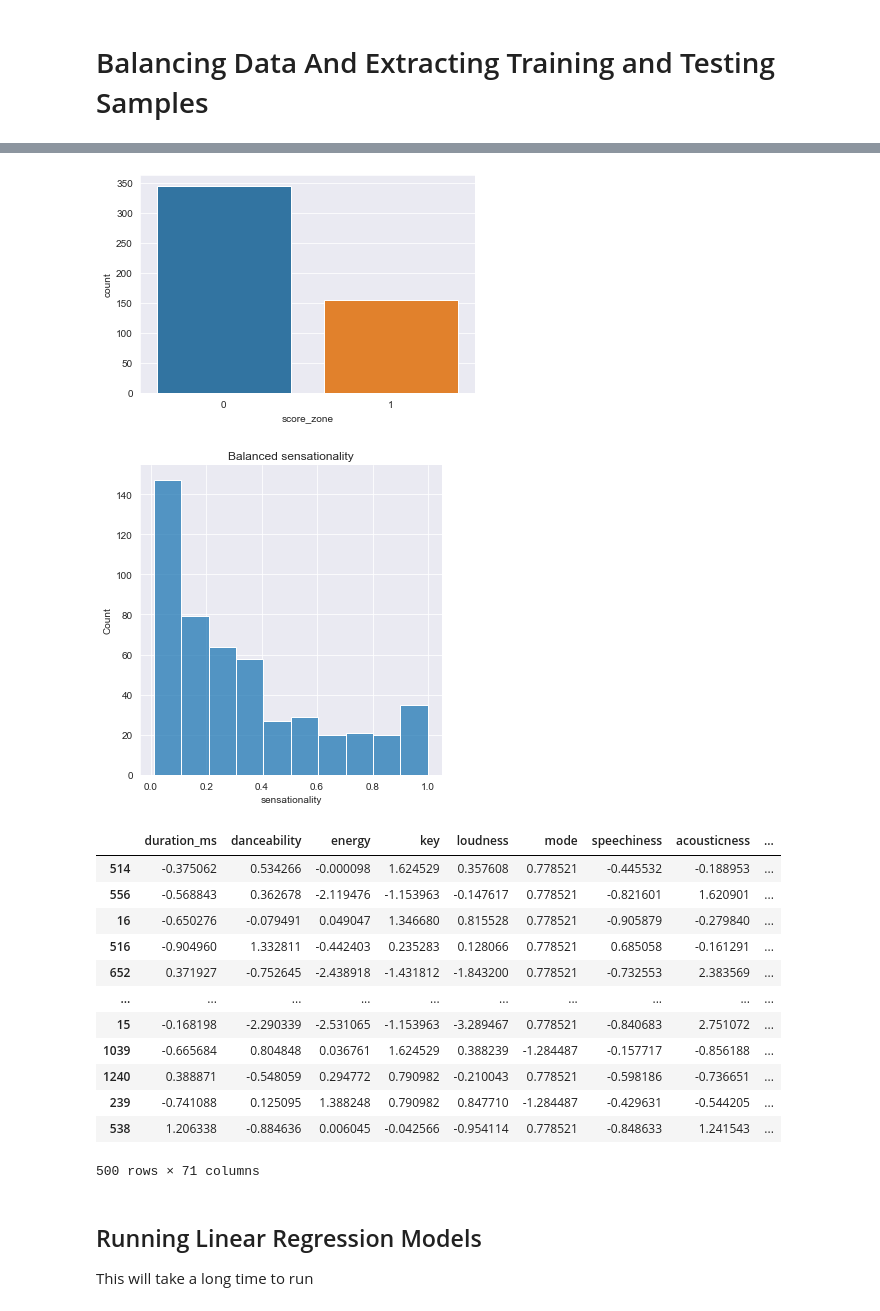
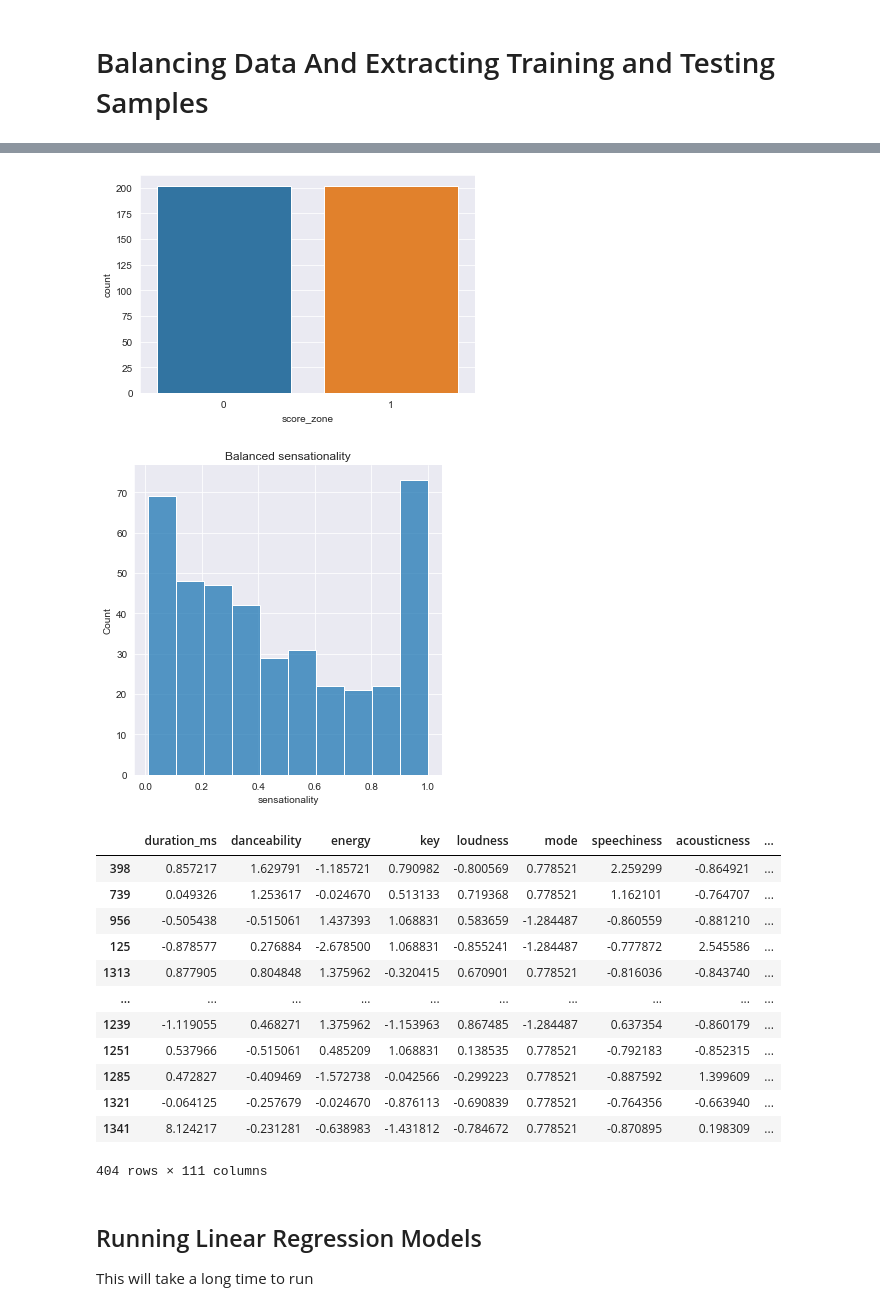
Before and after one commit to Santius0/comp-6940-project, a Jupyter notebook: notebooks/regression.ipynb, the cells around one changed output, grey strips where cells are left out. Cells and saved outputs as stored; diff of their text form; code cells hidden in the pictures.

Commit message:
regression results

```diff
--- a/notebooks/regression.ipynb
+++ b/notebooks/regression.ipynb
@@ -20,11 +24,15 @@ warnings.filterwarnings("ignore")
 data_df = pd.read_csv("../data/data.csv")
 billboard_df = pd.read_csv("../data/billboard/hot-100_all.csv")
 pop_metrics = pd.read_csv("../data/popularity_metrics.csv")
+regression_features = pd.read_csv("./regression_features.csv")
+regression_features.drop(labels=['top_10', 'top_25', 'top_50'], axis=1, inplace=True)
+
 
 data_df.drop(labels='Unnamed: 0', axis=1, inplace=True)
-mfccs = data_df.filter(regex='mfcc*')
-data_df = data_df.filter(regex='^((?!mfcc).)*$')
+# mfccs = data_df.filter(regex='mfcc*')
+# data_df = data_df.filter(regex='^((?!mfcc).)*$')
 pop_metrics.drop(labels='Unnamed: 0', axis=1, inplace=True)
+pop_metrics.drop(labels=['top_10', 'top_25', 'top_50'], axis=1, inplace=True)
 # pop_metrics['avg_rank_score'] = pop_metrics['avg_rank_score'].apply(lambda x: x*100)
 # %%
 data_df
@@ -184,58 +253,58 @@ lo_scores_sample = sample(lo_scores[balance_metric], n=len(hi_scores))
 lo_scores = pop_metrics.iloc[lo_scores_sample.index]
 
 # pm and df are the balanced versions of pop_metrics and data_df
-pm_samples = sample(pop_metrics[balance_metric], n=500)
-pm = pop_metrics.iloc[pm_samples.index]
-# pm = pd.concat([lo_scores, hi_scores])
+# pm_samples = sample(pop_metrics[balance_metric], n=400)
+# pm = pop_metrics.iloc[pm_samples.index]
+pm = pd.concat([lo_scores, hi_scores])
 df = data_df.iloc[pm.index]
 
 sns.countplot(pm['score_zone'])
 plt.show()
 sns.displot(pm[balance_metric])
 plt.title("Balanced " + balance_metric)
 plt.show()
-
+pop_metrics.drop(labels="score_zone", axis=1, inplace=True)
 # y_train = sample(pop_metrics['avg_rank_score'], n=200, plot=True)
 # X_train = data_df.iloc[y_train.index]
 
 # pop_metrics[pop_metrics.columns] = StandardScaler().fit_transform(pop_metrics)
 # pm[pm.columns] = StandardScaler().fit_transform(pm)    # scale the y-variables, testing multiple with different scales
 #                                                        # X should already be scaled
 
 
 # using the balanced data as the training set, we then use all remaining data for testing
 X_train = df
 y_train = pm
 
 # test data is all data not used for training
 y_test = pop_metrics.loc[~pop_metrics.index.isin(y_train.index)]
 X_test = data_df.loc[~data_df.index.isin(X_train.index)]
 
 # X_train, X_test, y_train, y_test = train_test_split(df, pm, train_size=0.9)
 
 X_train_idx = list(X_train.index)
 X_test_idx = list(X_test.index)
 y_train_idx = list(y_train.index)
 y_test_idx = list(y_test.index)
 X_train
 # %% [output]
 [figure]
 [figure]
-[figure, old version]
+[figure, new version]
-[figure, old version]
+[figure, new version]
 |  | duration_ms | danceability | energy | key | loudness | mode | speechiness | acousticness | ... |
-| 514 | -0.375062 | 0.534266 | -0.000098 | 1.624529 | 0.357608 | 0.778521 | -0.445532 | -0.188953 | ... |
-| 556 | -0.568843 | 0.362678 | -2.119476 | -1.153963 | -0.147617 | 0.778521 | -0.821601 | 1.620901 | ... |
-| 16 | -0.650276 | -0.079491 | 0.049047 | 1.346680 | 0.815528 | 0.778521 | -0.905879 | -0.279840 | ... |
-| 516 | -0.904960 | 1.332811 | -0.442403 | 0.235283 | 0.128066 | 0.778521 | 0.685058 | -0.161291 | ... |
-| 652 | 0.371927 | -0.752645 | -2.438918 | -1.431812 | -1.843200 | 0.778521 | -0.732553 | 2.383569 | ... |
+| 398 | 0.857217 | 1.629791 | -1.185721 | 0.790982 | -0.800569 | 0.778521 | 2.259299 | -0.864921 | ... |
+| 739 | 0.049326 | 1.253617 | -0.024670 | 0.513133 | 0.719368 | 0.778521 | 1.162101 | -0.764707 | ... |
+| 956 | -0.505438 | -0.515061 | 1.437393 | 1.068831 | 0.583659 | -1.284487 | -0.860559 | -0.881210 | ... |
+| 125 | -0.878577 | 0.276884 | -2.678500 | 1.068831 | -0.855241 | -1.284487 | -0.777872 | 2.545586 | ... |
+| 1313 | 0.877905 | 0.804848 | 1.375962 | -0.320415 | 0.670901 | 0.778521 | -0.816036 | -0.843740 | ... |
 | ... | ... | ... | ... | ... | ... | ... | ... | ... | ... |
-| 15 | -0.168198 | -2.290339 | -2.531065 | -1.153963 | -3.289467 | 0.778521 | -0.840683 | 2.751072 | ... |
-| 1039 | -0.665684 | 0.804848 | 0.036761 | 1.624529 | 0.388239 | -1.284487 | -0.157717 | -0.856188 | ... |
-| 1240 | 0.388871 | -0.548059 | 0.294772 | 0.790982 | -0.210043 | 0.778521 | -0.598186 | -0.736651 | ... |
-| 239 | -0.741088 | 0.125095 | 1.388248 | 0.790982 | 0.847710 | -1.284487 | -0.429631 | -0.544205 | ... |
-| 538 | 1.206338 | -0.884636 | 0.006045 | -0.042566 | -0.954114 | 0.778521 | -0.848633 | 1.241543 | ... |
+| 1239 | -1.119055 | 0.468271 | 1.375962 | -1.153963 | 0.867485 | -1.284487 | 0.637354 | -0.860179 | ... |
+| 1251 | 0.537966 | -0.515061 | 0.485209 | 1.068831 | 0.138535 | 0.778521 | -0.792183 | -0.852315 | ... |
+| 1285 | 0.472827 | -0.409469 | -1.572738 | -0.042566 | -0.299223 | 0.778521 | -0.887592 | 1.399609 | ... |
+| 1321 | -0.064125 | -0.257679 | -0.024670 | -0.876113 | -0.690839 | 0.778521 | -0.764356 | -0.663940 | ... |
+| 1341 | 8.124217 | -0.231281 | -0.638983 | -1.431812 | -0.784672 | 0.778521 | -0.870895 | 0.198309 | ... |
-500 rows × 71 columns
+404 rows × 111 columns
 # %% [markdown]
 ## Running Linear Regression Models
 
```
Also changed, not shown: parts of 14 cells of this notebook, 2 other files.
